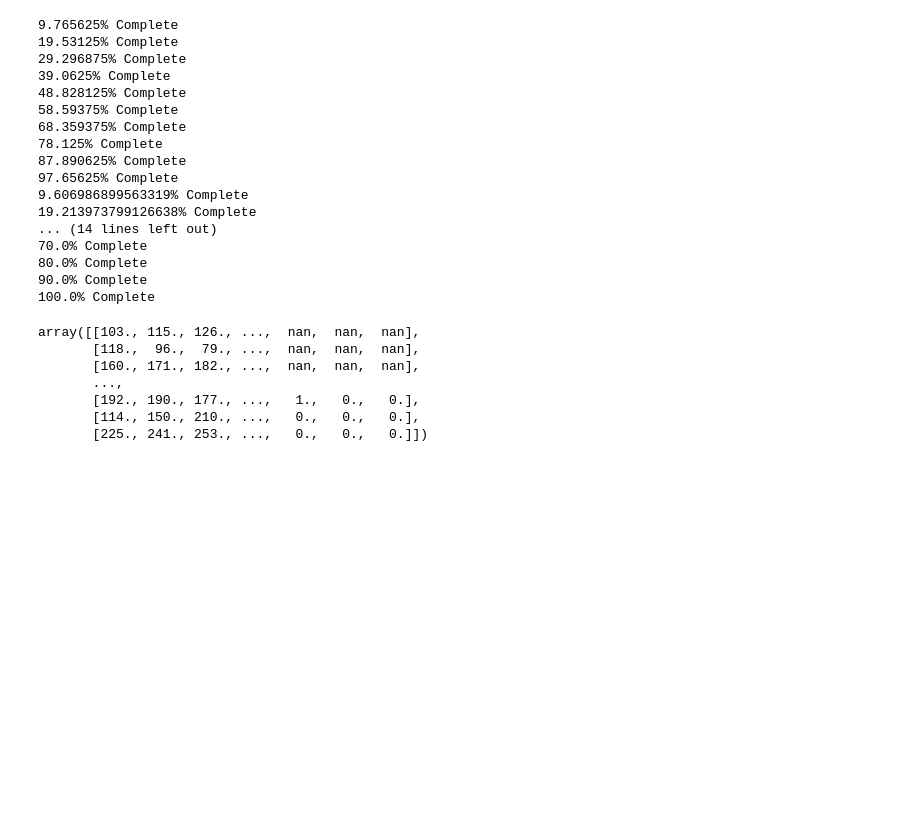
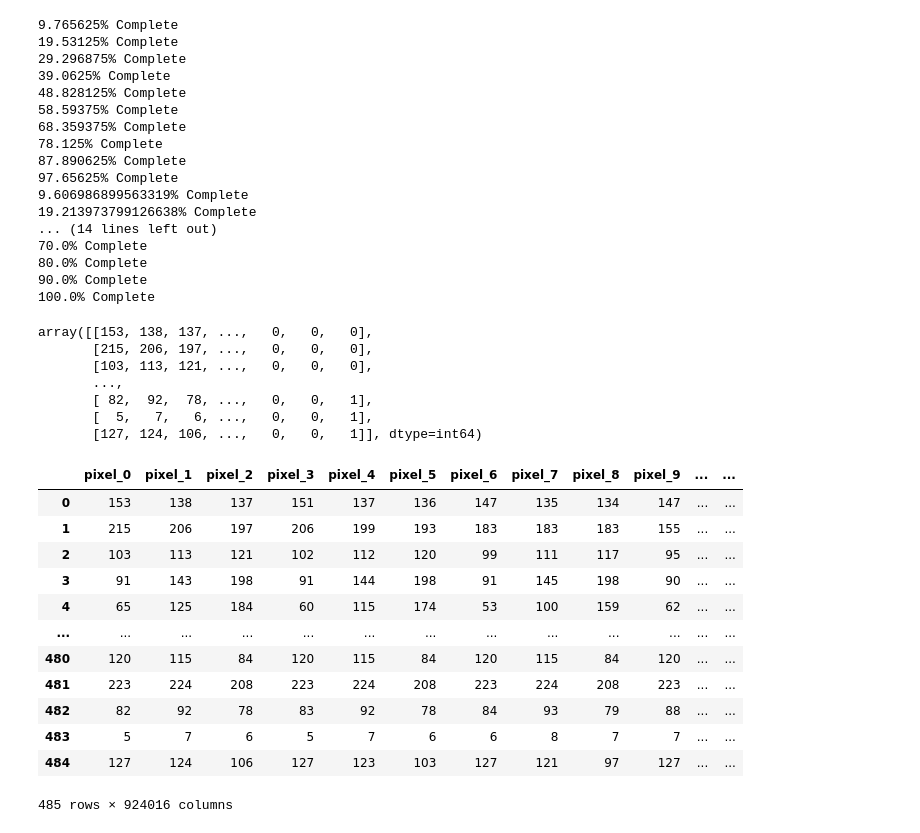
Before and after one commit to JakeLamb455/CNN_Project, a Jupyter notebook: Image pixelization.ipynb, the cells around one changed output. Cells and saved outputs as stored; diff of their text form; code cells hidden in the pictures; blank space fills up the shorter version.

Commit message:
Complete training data

```diff
--- a/Image pixelization.ipynb
+++ b/Image pixelization.ipynb
@@ -40 +40,6 @@ labels
 485 rows × 16 columns
+# %%
+labels['Photographer'] = labels['image_name'].str.split('-', n = 1).str[0]
+# %%
+le = LabelEncoder().fit(labels["Photographer"])
+labels["Photographer"] = le.transform(labels["Photographer"])
@@ -101,10 +122,35 @@ test_images = load_images_from_folder(test_images_path)
 merged_dataset = np.concatenate([alex_images, kelly_images])
 merged_dataset
 # %% [output]
-array([[103., 115., 126., ...,  nan,  nan,  nan],
-       [118.,  96.,  79., ...,  nan,  nan,  nan],
-       [160., 171., 182., ...,  nan,  nan,  nan],
+array([[153, 138, 137, ...,   0,   0,   0],
+       [215, 206, 197, ...,   0,   0,   0],
+       [103, 113, 121, ...,   0,   0,   0],
        ...,
-       [192., 190., 177., ...,   1.,   0.,   0.],
-       [114., 150., 210., ...,   0.,   0.,   0.],
-       [225., 241., 253., ...,   0.,   0.,   0.]])
+       [ 82,  92,  78, ...,   0,   0,   1],
+       [  5,   7,   6, ...,   0,   0,   1],
+       [127, 124, 106, ...,   0,   0,   1]], dtype=int64)
+# %%
+num_features = merged_dataset.shape[1]
+
+num_attributes = labels.shape[1] - 1
+
+columns = [f'pixel_{i}' for i in range(num_features - num_attributes)] + labels.drop("image_name", axis=1).columns.tolist()
+
+
+merged_df = pd.DataFrame(merged_dataset, columns=columns)
+
+merged_df
+# %% [output]
+|  | pixel_0 | pixel_1 | pixel_2 | pixel_3 | pixel_4 | pixel_5 | pixel_6 | pixel_7 | pixel_8 | pixel_9 | ... | ... |
+| 0 | 153 | 138 | 137 | 151 | 137 | 136 | 147 | 135 | 134 | 147 | ... | ... |
+| 1 | 215 | 206 | 197 | 206 | 199 | 193 | 183 | 183 | 183 | 155 | ... | ... |
+| 2 | 103 | 113 | 121 | 102 | 112 | 120 | 99 | 111 | 117 | 95 | ... | ... |
+| 3 | 91 | 143 | 198 | 91 | 144 | 198 | 91 | 145 | 198 | 90 | ... | ... |
+| 4 | 65 | 125 | 184 | 60 | 115 | 174 | 53 | 100 | 159 | 62 | ... | ... |
+| ... | ... | ... | ... | ... | ... | ... | ... | ... | ... | ... | ... | ... |
+| 480 | 120 | 115 | 84 | 120 | 115 | 84 | 120 | 115 | 84 | 120 | ... | ... |
+| 481 | 223 | 224 | 208 | 223 | 224 | 208 | 223 | 224 | 208 | 223 | ... | ... |
+| 482 | 82 | 92 | 78 | 83 | 92 | 78 | 84 | 93 | 79 | 88 | ... | ... |
+| 483 | 5 | 7 | 6 | 5 | 7 | 6 | 6 | 8 | 7 | 7 | ... | ... |
+| 484 | 127 | 124 | 106 | 127 | 123 | 103 | 127 | 121 | 97 | 127 | ... | ... |
+485 rows × 924016 columns
```
Also changed, not shown: parts of 3 cells of this notebook, 1 other file.
